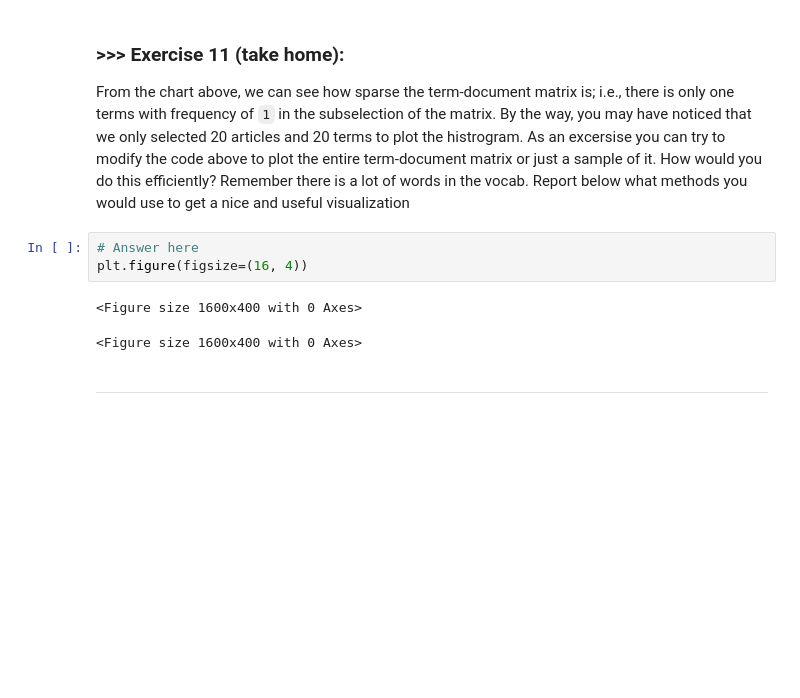
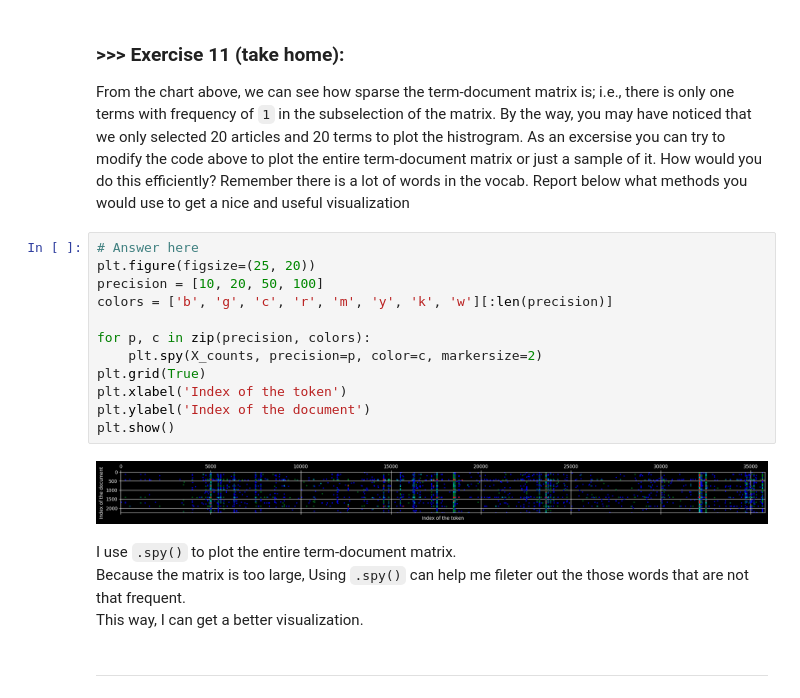
Before and after one commit to Wayne48763/DM2023-Lab1-Master, a Jupyter notebook: Homework/DM2023-Lab1-Homework.ipynb, the cells around one changed output. Cells and saved outputs as stored; diff of their text form; blank space fills up the shorter version.

```diff
--- a/Homework/DM2023-Lab1-Homework.ipynb
+++ b/Homework/DM2023-Lab1-Homework.ipynb
@@ -251,11 +249,23 @@ By inverse transform the vector, we can find the word that another 1 represents
 # %% [markdown]
 ### **>>> Exercise 11 (take home):**
 From the chart above, we can see how sparse the term-document matrix is; i.e., there is only one terms with frequency of `1` in the subselection of the matrix. By the way, you may have noticed that we only selected 20 articles and 20 terms to plot the histrogram. As an excersise you can try to modify the code above to plot the entire term-document matrix or just a sample of it. How would you do this efficiently? Remember there is a lot of words in the vocab. Report below what methods you would use to get a nice and useful visualization
-# %%
-# Answer here
-plt.figure(figsize=(16, 4))
-# %% [output]
-<Figure size 1600x400 with 0 Axes>
-<Figure size 1600x400 with 0 Axes>
+# %%
+# Answer here
+plt.figure(figsize=(25, 20))
+precision = [10, 20, 50, 100]
+colors = ['b', 'g', 'c', 'r', 'm', 'y', 'k', 'w'][:len(precision)]
+
+for p, c in zip(precision, colors):
+    plt.spy(X_counts, precision=p, color=c, markersize=2)
+plt.grid(True)
+plt.xlabel('Index of the token')
+plt.ylabel('Index of the document')
+plt.show()
+# %% [output]
+[figure, added]
+# %% [markdown]
+I use `.spy()` to plot the entire term-document matrix. <br>
+Because the matrix is too large, Using `.spy()` can help me fileter out the those words that are not that frequent.<br>
+This way, I can get a better visualization.
 # %% [markdown]
 ---
```
Also changed, not shown: parts of 27 cells of this notebook, 6 other files.
